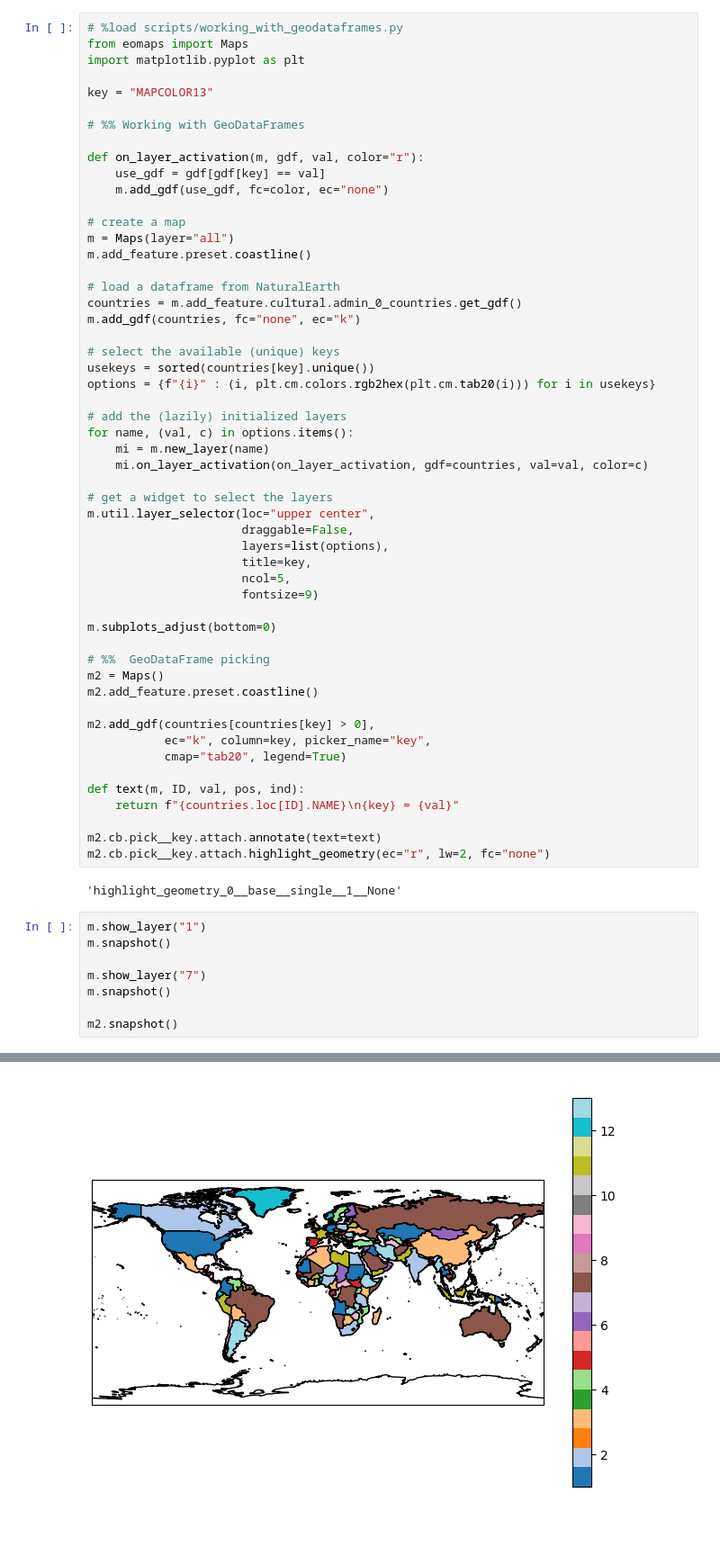
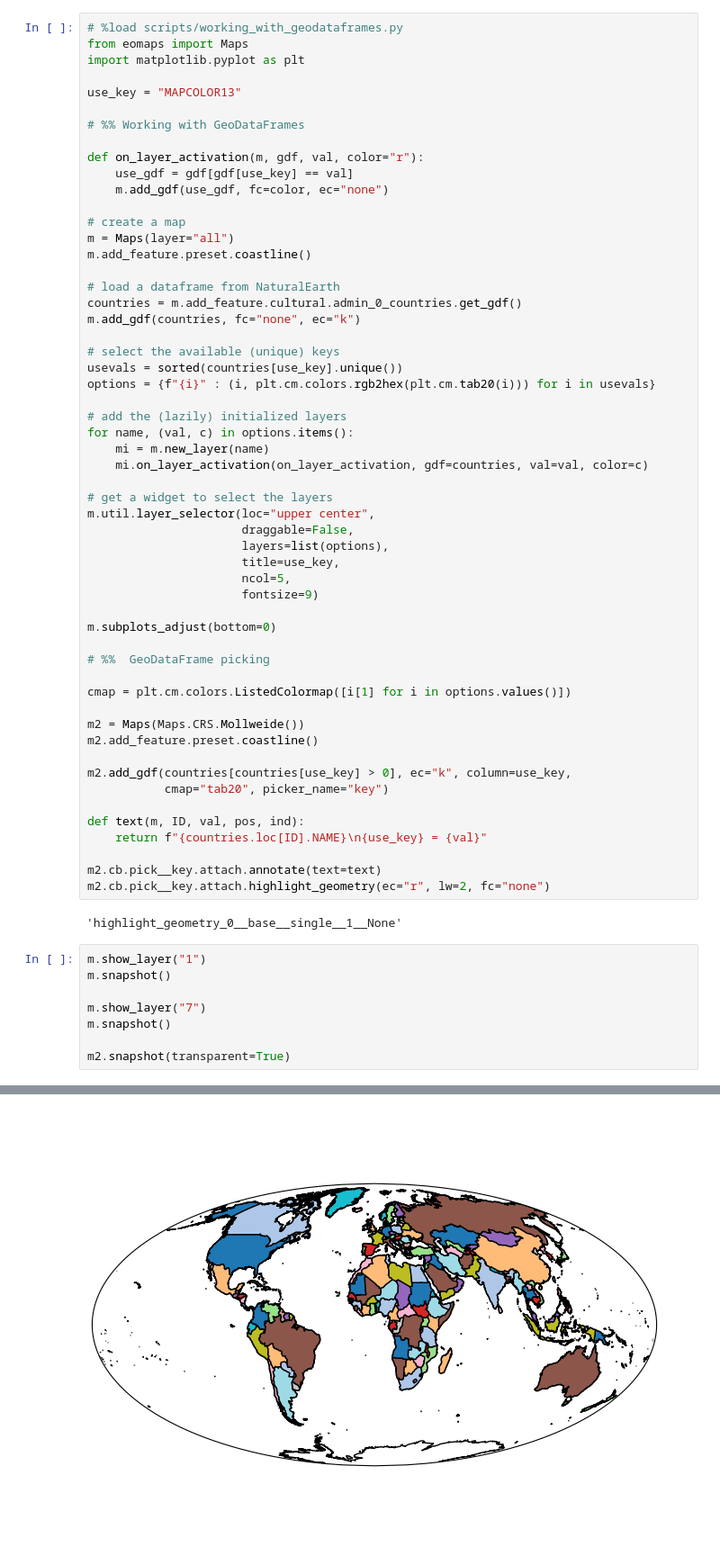
Before and after one commit to raphaelquast/EOmaps_GeoPython2023, a Jupyter notebook: EOmaps_Workshop/EOmaps_workshop.ipynb, the cells around one changed output, grey strips where cells are left out. Shown at 90% size. Saved outputs shown, nothing was run; the diff lists cells and outputs as text.

```diff
--- a/EOmaps_Workshop/EOmaps_workshop.ipynb
+++ b/EOmaps_Workshop/EOmaps_workshop.ipynb
@@ -412,12 +412,12 @@ Centering Map to:
 from eomaps import Maps
 import matplotlib.pyplot as plt
 
-key = "MAPCOLOR13"
+use_key = "MAPCOLOR13"
 
 # %% Working with GeoDataFrames
 
 def on_layer_activation(m, gdf, val, color="r"):
-    use_gdf = gdf[gdf[key] == val]
+    use_gdf = gdf[gdf[use_key] == val]
     m.add_gdf(use_gdf, fc=color, ec="none")
 
 # create a map
@@ -429,8 +429,8 @@ countries = m.add_feature.cultural.admin_0_countries.get_gdf()
 m.add_gdf(countries, fc="none", ec="k")
 
 # select the available (unique) keys
-usekeys = sorted(countries[key].unique())
-options = {f"{i}" : (i, plt.cm.colors.rgb2hex(plt.cm.tab20(i))) for i in usekeys}
+usevals = sorted(countries[use_key].unique())
+options = {f"{i}" : (i, plt.cm.colors.rgb2hex(plt.cm.tab20(i))) for i in usevals}
 
 # add the (lazily) initialized layers
 for name, (val, c) in options.items():
@@ -441,22 +441,24 @@ for name, (val, c) in options.items():
 m.util.layer_selector(loc="upper center",
                       draggable=False,
                       layers=list(options),
-                      title=key,
+                      title=use_key,
                       ncol=5,
                       fontsize=9)
 
 m.subplots_adjust(bottom=0)
 
 # %%  GeoDataFrame picking
-m2 = Maps()
+
+cmap = plt.cm.colors.ListedColormap([i[1] for i in options.values()])
+
+m2 = Maps(Maps.CRS.Mollweide())
 m2.add_feature.preset.coastline()
 
-m2.add_gdf(countries[countries[key] > 0],
-           ec="k", column=key, picker_name="key",
-           cmap="tab20", legend=True)
+m2.add_gdf(countries[countries[use_key] > 0], ec="k", column=use_key,
+           cmap="tab20", picker_name="key")
 
 def text(m, ID, val, pos, ind):
-    return f"{countries.loc[ID].NAME}\n{key} = {val}"
+    return f"{countries.loc[ID].NAME}\n{use_key} = {val}"
 
 m2.cb.pick__key.attach.annotate(text=text)
 m2.cb.pick__key.attach.highlight_geometry(ec="r", lw=2, fc="none")
@@ -465,12 +467,12 @@ m2.cb.pick__key.attach.highlight_geometry(ec="r", lw=2, fc="none")
 # %%
 m.show_layer("1")
 m.snapshot()
 
 m.show_layer("7")
 m.snapshot()
 
-m2.snapshot()
+m2.snapshot(transparent=True)
 # %% [output]
 [figure]
 [figure]
-[figure, old version]
+[figure, new version]
```
Also changed, not shown: 1 other file.
